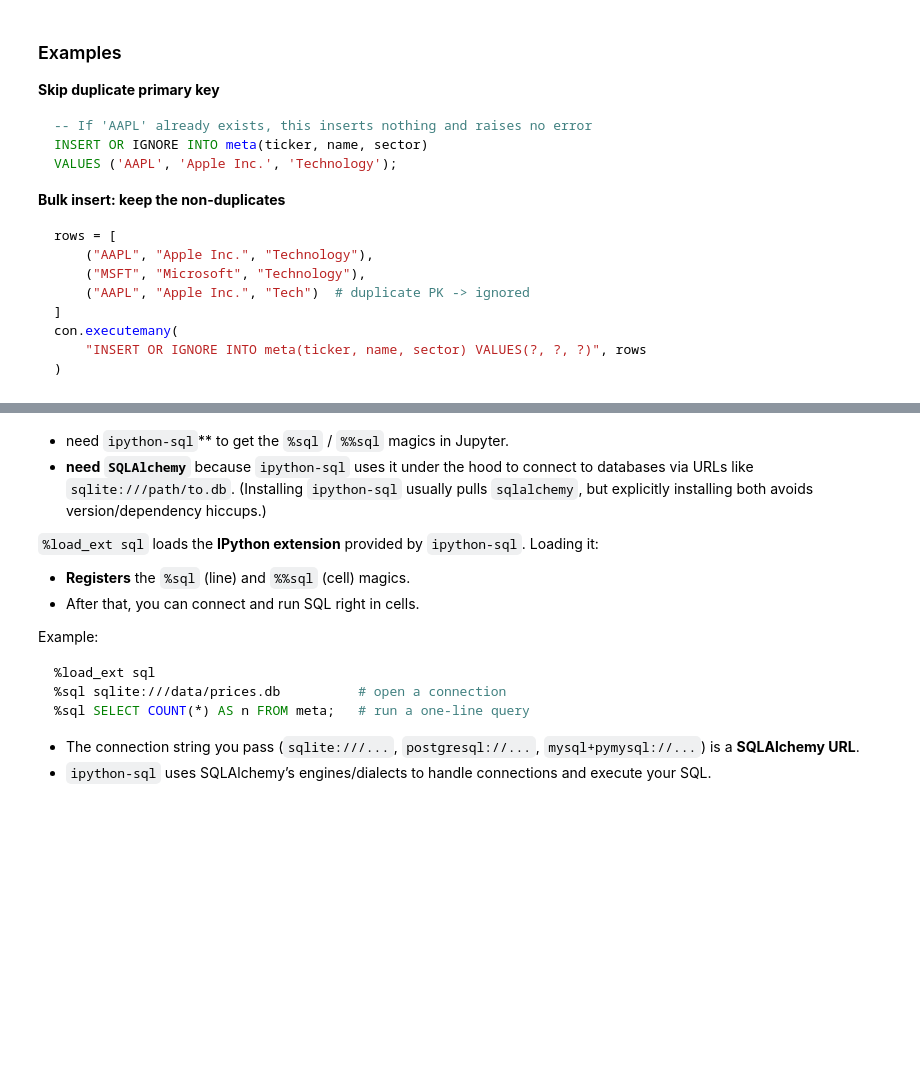
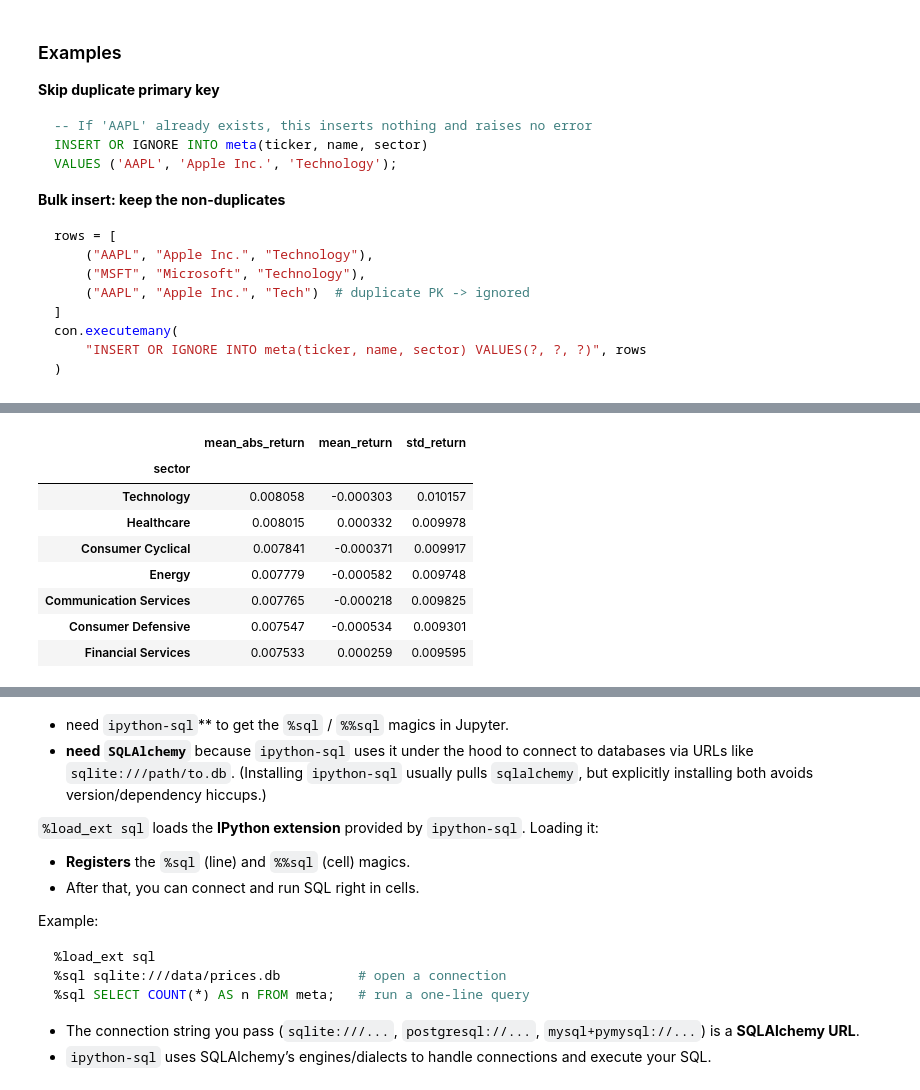
Before and after one commit to ywanglab/STAT4160, a Jupyter notebook: notebooks/lec7-inclass.ipynb, the cells around one changed output, grey strips where cells are left out. Cells and saved outputs as stored; diff of their text form; code cells hidden in the pictures; blank space fills up the shorter version.

```diff
--- a/notebooks/lec7-inclass.ipynb
+++ b/notebooks/lec7-inclass.ipynb
@@ -593,0 +839,26 @@ con))
+# %%
+
+# SQLite doesn't have STDDEV by default; fallback using variance formula via window? We'll compute in pandas:
+df = pd.read_sql_query("""
+SELECT m.sector, p.log_return
+FROM prices p JOIN meta m ON p.ticker = m.ticker
+WHERE p.date BETWEEN ? AND ?;
+""",
+con, params=["2020-01-01","2020-09-08"]) #The result df has two columns: sector and log_return.
+agg = (df.assign(abs=lambda d: d["log_return"].abs())
+         .groupby("sector")
+         .agg(mean_abs_return=("abs","mean"),
+              mean_return=("log_return","mean"),
+              std_return=("log_return","std"))
+         .sort_values("mean_abs_return", ascending=False))
+agg
+# %% [output]
+|  | mean_abs_return | mean_return | std_return |
+| sector |  |  |  |
+| Technology | 0.008058 | -0.000303 | 0.010157 |
+| Healthcare | 0.008015 | 0.000332 | 0.009978 |
+| Consumer Cyclical | 0.007841 | -0.000371 | 0.009917 |
+| Energy | 0.007779 | -0.000582 | 0.009748 |
+| Communication Services | 0.007765 | -0.000218 | 0.009825 |
+| Consumer Defensive | 0.007547 | -0.000534 | 0.009301 |
+| Financial Services | 0.007533 | 0.000259 | 0.009595 |
```
Also changed, not shown: parts of 55 cells of this notebook, 10 other files.
